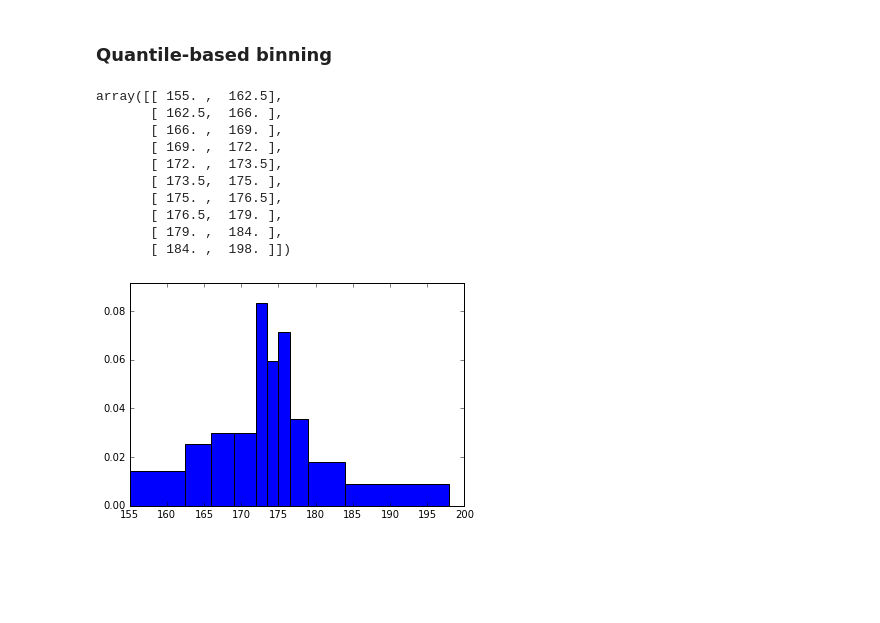
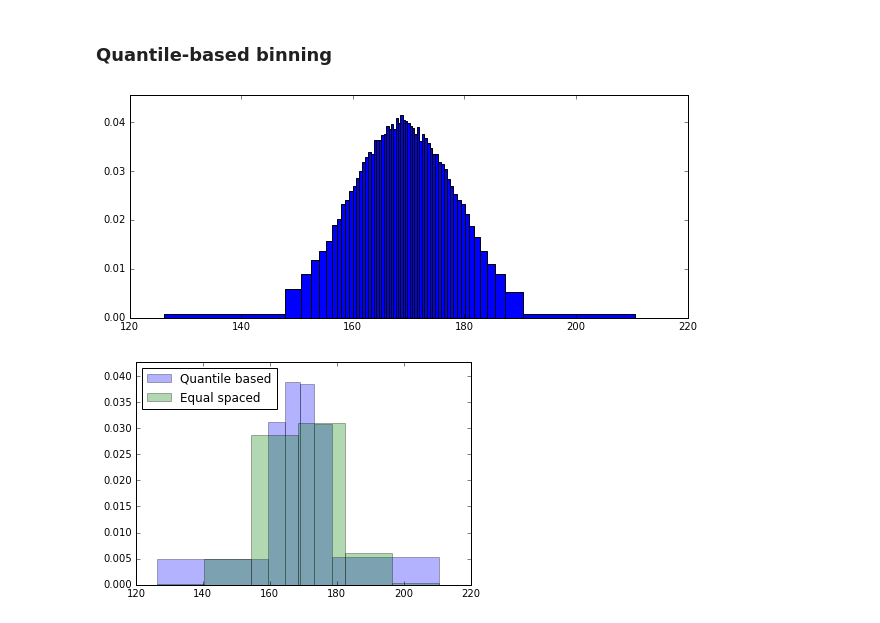
Before and after one commit to janpipek/physt, a Jupyter notebook: doc/Binning.ipynb, the cells around one changed output. Drawn from its saved outputs; the diff is of its cells as text; code cells hidden in the pictures; blank space fills up the shorter version.

```diff
--- a/doc/Binning.ipynb
+++ b/doc/Binning.ipynb
@@ -14,3 +7,7 @@ numbers = np.random.rand(10000)
+# %%
+heights1 = np.random.normal(169, 10, 100000)
+heights2 = np.random.normal(180, 6, 100000)
+numbers = np.random.rand(100000)
 # %% [markdown]
 ## Ideal number of bins
 # %%
@@ -49,19 +47,17 @@ Histogram1D(bins=14, total=10000.0, underflow=1)
 # %% [markdown]
 ### Quantile-based binning
 # %%
-bins2 = binning.quantile(heights, 10)
-hist2 = histogram(heights, bins=bins2)
-hist2.plot(density=True)
-hist2.bins
+figure, axis = plt.subplots(figsize=(10, 4))
+bins2 = binning.quantile(heights1, 60)
+hist2 = histogram(heights1, bins=bins2)
+hist2.plot(density=True, ax=axis);
 # %% [output]
-array([[ 155. ,  162.5],
-       [ 162.5,  166. ],
-       [ 166. ,  169. ],
-       [ 169. ,  172. ],
-       [ 172. ,  173.5],
-       [ 173.5,  175. ],
-       [ 175. ,  176.5],
-       [ 176.5,  179. ],
-       [ 179. ,  184. ],
-       [ 184. ,  198. ]])
-[figure, old version]
+[figure, new version]
+# %%
+figure, axis = plt.subplots()
+
+histogram(heights1, "quantile", 6).plot(alpha=0.3, density=True, ax=axis, label="Quantile based")
+histogram(heights1, 6).plot(alpha=0.3, density=True, ax=axis, color="green", label="Equal spaced")
+axis.legend(loc=2);
+# %% [output]
+[figure, added]
```
Also changed, not shown: parts of 5 cells of this notebook, 6 other files.
